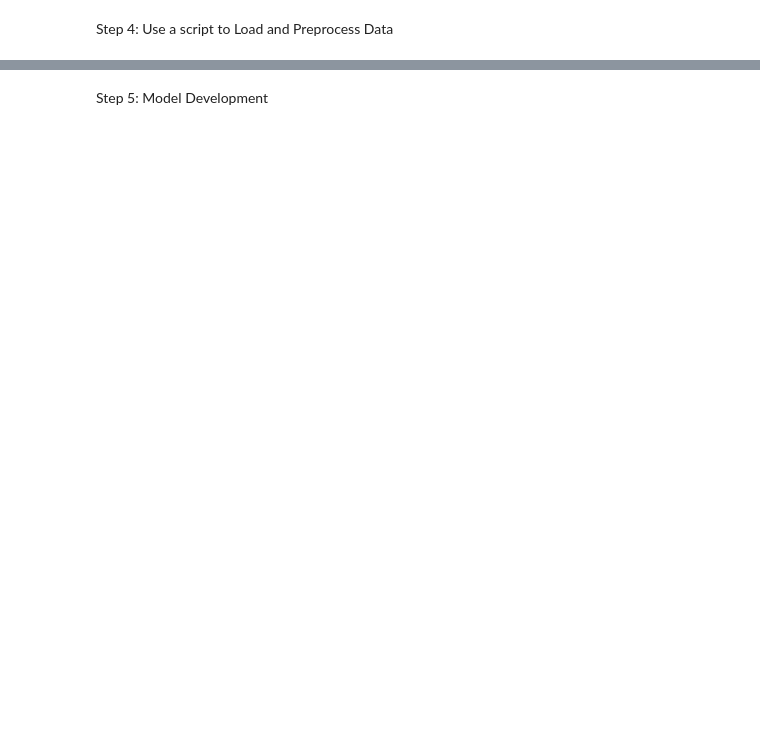
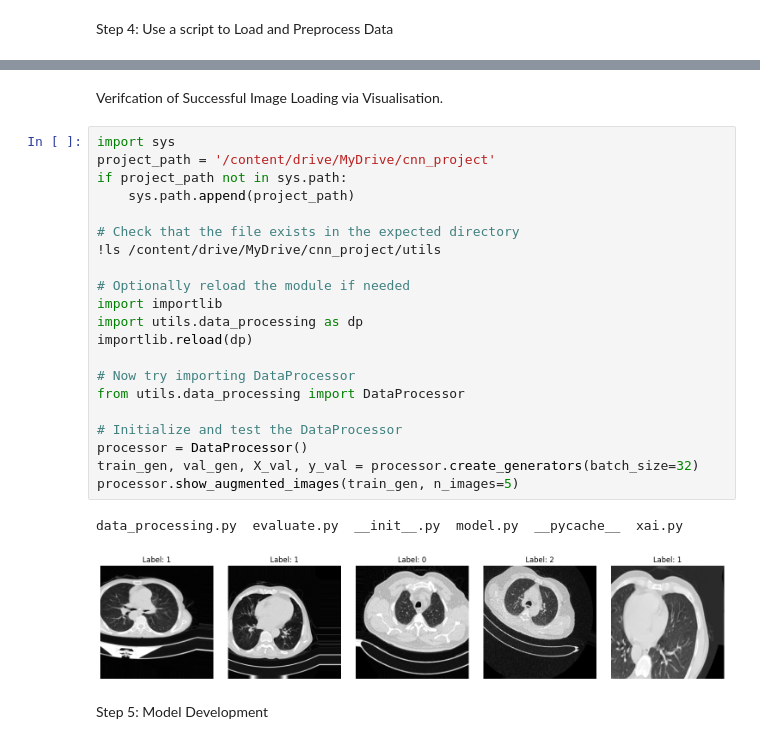
Before and after one commit to tatendatobaiwa/cnn, a Jupyter notebook: cnnmodel.ipynb, the cells around one changed output, grey strips where cells are left out. Drawn from its saved outputs; the diff is of its cells as text; blank space fills up the shorter version.

```diff
--- a/cnnmodel.ipynb
+++ b/cnnmodel.ipynb
@@ -127,2 +136,28 @@ Test images: 197
+# %% [markdown]
+Verifcation of Successful Image Loading via Visualisation.
+# %%
+import sys
+project_path = '/content/drive/MyDrive/cnn_project'
+if project_path not in sys.path:
+    sys.path.append(project_path)
+
+# Check that the file exists in the expected directory
+!ls /content/drive/MyDrive/cnn_project/utils
+
+# Optionally reload the module if needed
+import importlib
+import utils.data_processing as dp
+importlib.reload(dp)
+
+# Now try importing DataProcessor
+from utils.data_processing import DataProcessor
+
+# Initialize and test the DataProcessor
+processor = DataProcessor()
+train_gen, val_gen, X_val, y_val = processor.create_generators(batch_size=32)
+processor.show_augmented_images(train_gen, n_images=5)
+# %% [output]
+data_processing.py  evaluate.py  __init__.py  model.py  __pycache__  xai.py
+[figure, added]
 # %% [markdown]
 Step 5: Model Development
```
Also changed, not shown: parts of 19 cells of this notebook.
